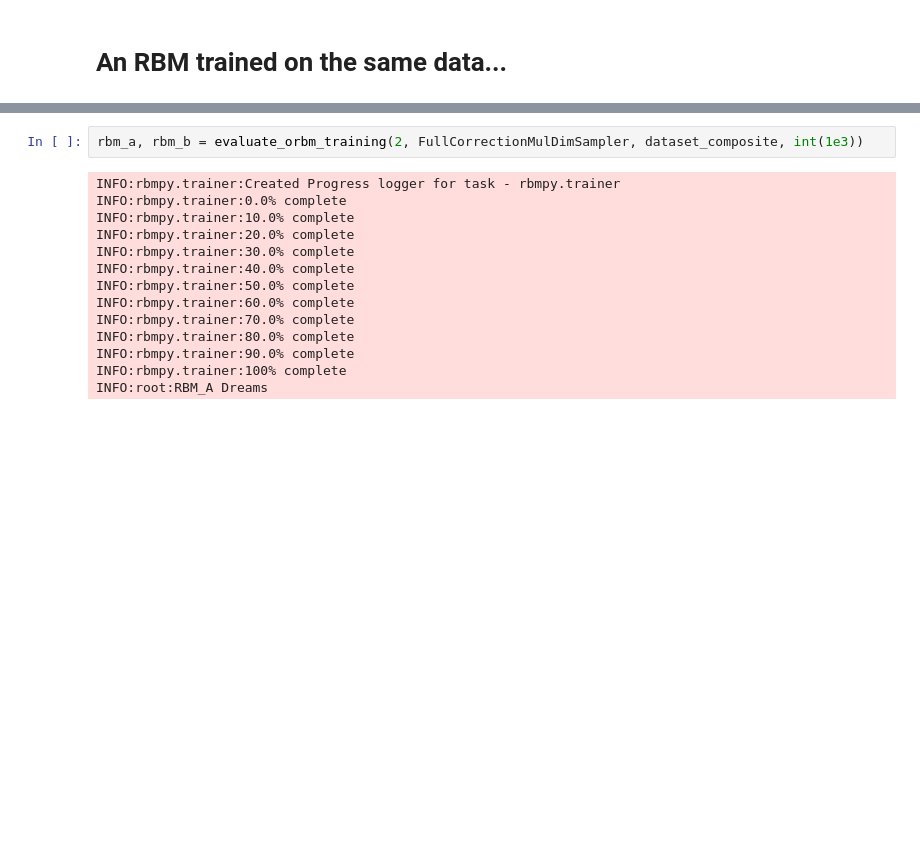
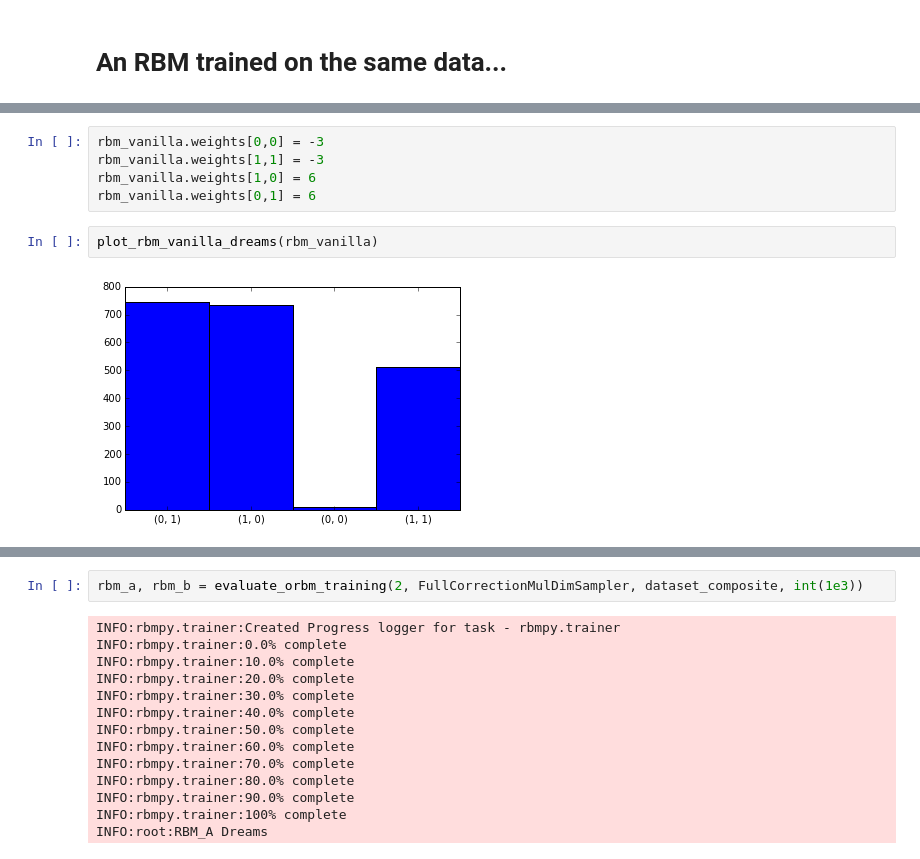
Before and after one commit to garibaldu/multicauseRBM, a Jupyter notebook: Max/ORBM-Training.ipynb, the cells around one changed output, grey strips where cells are left out. Saved outputs shown, nothing was run; the diff lists cells and outputs as text; blank space fills up the shorter version.

```diff
--- a/Max/ORBM-Training.ipynb
+++ b/Max/ORBM-Training.ipynb
@@ -135,0 +165,9 @@ Lets do the same with the full unapproximated corretion
+# %%
+rbm_vanilla.weights[0,0] = -3
+rbm_vanilla.weights[1,1] = -3
+rbm_vanilla.weights[1,0] = 6
+rbm_vanilla.weights[0,1] = 6
+# %%
+plot_rbm_vanilla_dreams(rbm_vanilla)
+# %% [output]
+[figure, added]
```
Also changed, not shown: parts of 16 cells of this notebook, 2 other files.
